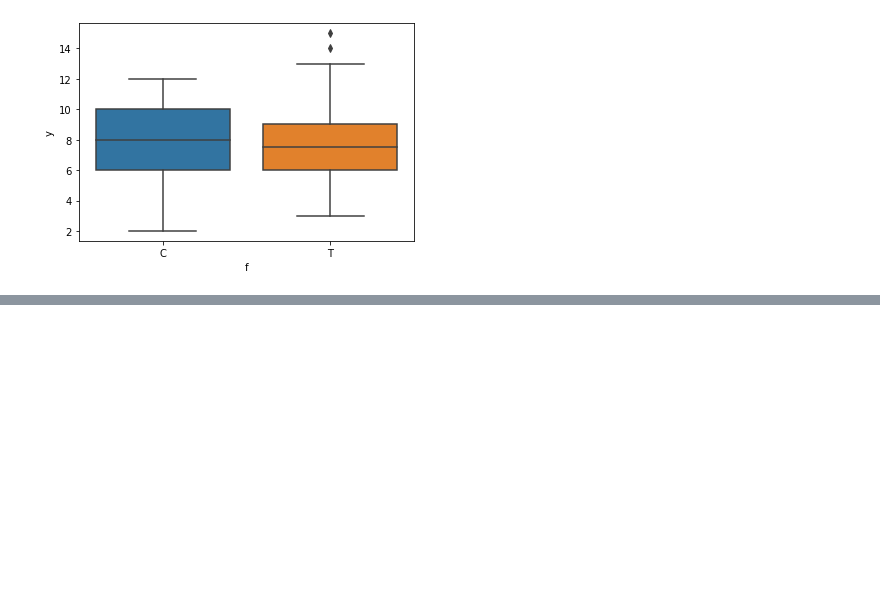
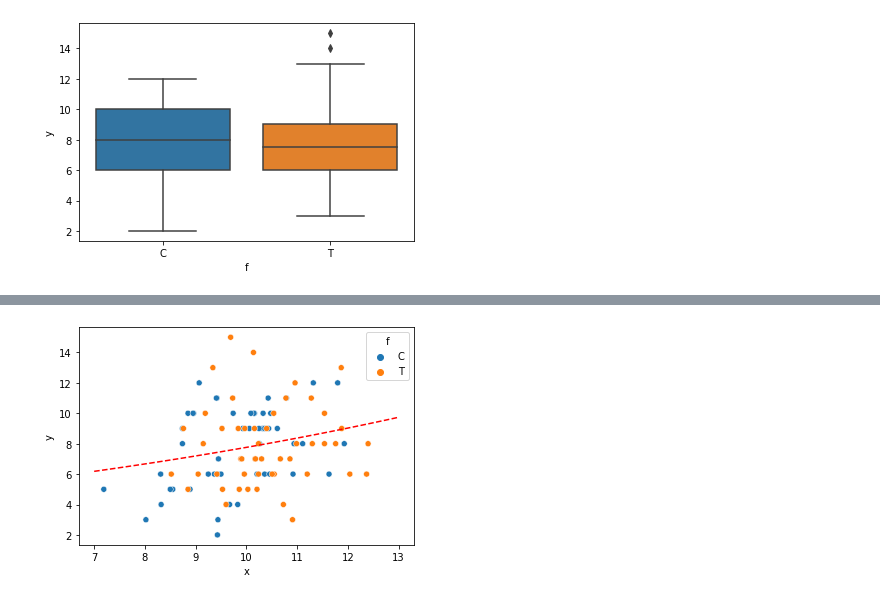
Before and after one commit to KFurudate/Midoribon, a Jupyter notebook: chap3.ipynb, the cells around one changed output, grey strips where cells are left out. Saved outputs shown, nothing was run; the diff lists cells and outputs as text; code cells hidden in the pictures; blank space fills up the shorter version.

```diff
--- a/chap3.ipynb
+++ b/chap3.ipynb
@@ -70,0 +106,19 @@ plt.show()
+# %%
+# Parameter(coefficent)
+# intercept
+β1 = 1.2917
+
+# slope
+β2 = 0.0757
+# %%
+sns.scatterplot(x='x', y='y', hue='f', data=data)
+
+# ポアソン回帰モデルによる平均種子数λiの予測
+# λi = exp(β1+ β2xi)
+x = np.linspace(7, 13)
+y = np.exp(β1 + x*β2)
+plt.plot(x, y, "r--")
+
+plt.show()
+# %% [output]
+[figure, added]
```
Also changed, not shown: parts of 11 cells of this notebook.
